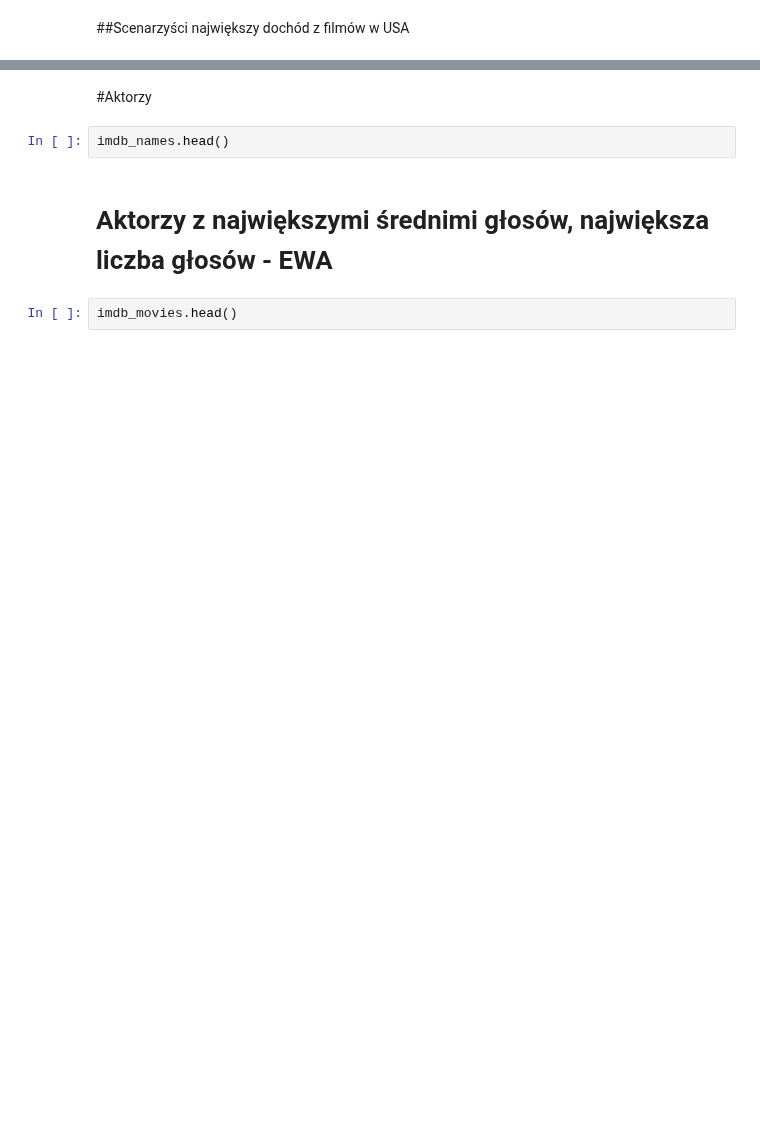
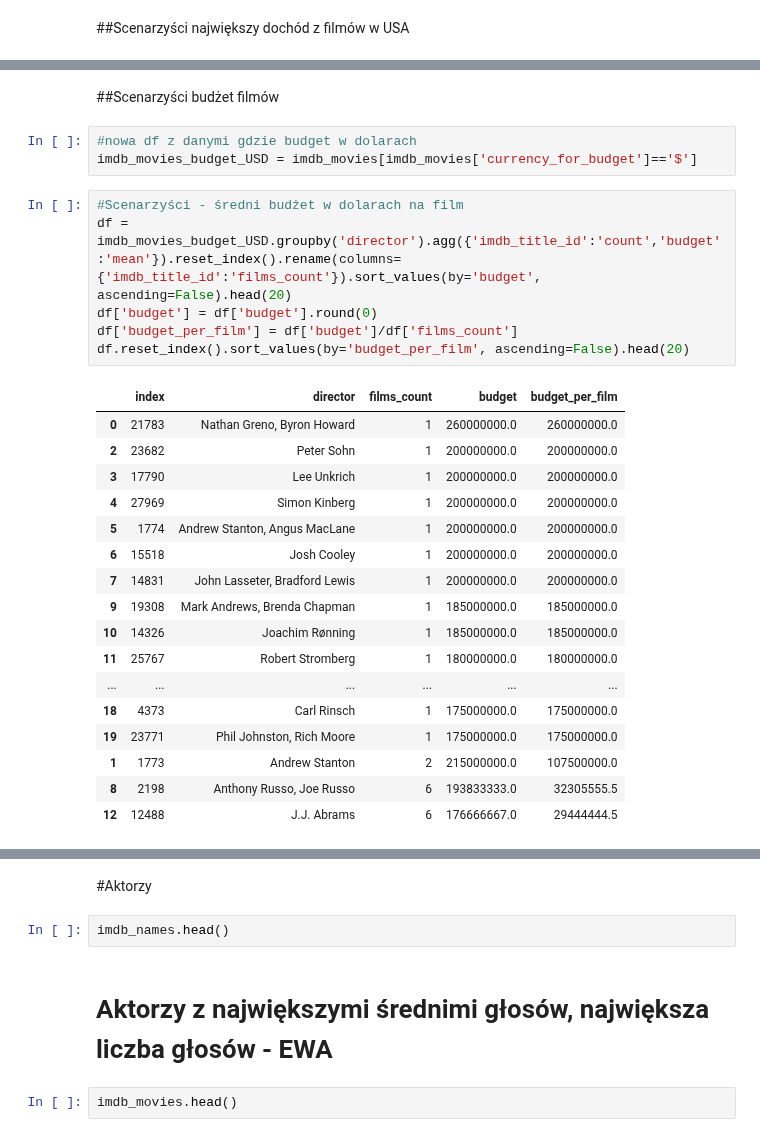
Before and after one commit to KatBotkowska/CodersCrew, a Jupyter notebook: Netflix_data.ipynb, the cells around one changed output, grey strips where cells are left out. Cells and saved outputs as stored; diff of their text form; blank space fills up the shorter version.

```diff
--- a/Netflix_data.ipynb
+++ b/Netflix_data.ipynb
@@ -887,0 +954,29 @@ imdb_movies_USD.groupby('writer').agg({'imdb_title_id':'count','usa_gross_income
+# %% [markdown]
+##Scenarzyści budżet filmów
+# %%
+#nowa df z danymi gdzie budget w dolarach
+imdb_movies_budget_USD = imdb_movies[imdb_movies['currency_for_budget']=='$']
+# %%
+#Scenarzyści - średni budżet w dolarach na film
+df = imdb_movies_budget_USD.groupby('director').agg({'imdb_title_id':'count','budget':'mean'}).reset_index().rename(columns={'imdb_title_id':'films_count'}).sort_values(by='budget', ascending=False).head(20)
+df['budget'] = df['budget'].round(0)
+df['budget_per_film'] = df['budget']/df['films_count']
+df.reset_index().sort_values(by='budget_per_film', ascending=False).head(20)
+# %% [output]
+|  | index | director | films_count | budget | budget_per_film |
+| 0 | 21783 | Nathan Greno, Byron Howard | 1 | 260000000.0 | 260000000.0 |
+| 2 | 23682 | Peter Sohn | 1 | 200000000.0 | 200000000.0 |
+| 3 | 17790 | Lee Unkrich | 1 | 200000000.0 | 200000000.0 |
+| 4 | 27969 | Simon Kinberg | 1 | 200000000.0 | 200000000.0 |
+| 5 | 1774 | Andrew Stanton, Angus MacLane | 1 | 200000000.0 | 200000000.0 |
+| 6 | 15518 | Josh Cooley | 1 | 200000000.0 | 200000000.0 |
+| 7 | 14831 | John Lasseter, Bradford Lewis | 1 | 200000000.0 | 200000000.0 |
+| 9 | 19308 | Mark Andrews, Brenda Chapman | 1 | 185000000.0 | 185000000.0 |
+| 10 | 14326 | Joachim Rønning | 1 | 185000000.0 | 185000000.0 |
+| 11 | 25767 | Robert Stromberg | 1 | 180000000.0 | 180000000.0 |
+| ... | ... | ... | ... | ... | ... |
+| 18 | 4373 | Carl Rinsch | 1 | 175000000.0 | 175000000.0 |
+| 19 | 23771 | Phil Johnston, Rich Moore | 1 | 175000000.0 | 175000000.0 |
+| 1 | 1773 | Andrew Stanton | 2 | 215000000.0 | 107500000.0 |
+| 8 | 2198 | Anthony Russo, Joe Russo | 6 | 193833333.0 | 32305555.5 |
+| 12 | 12488 | J.J. Abrams | 6 | 176666667.0 | 29444444.5 |
```
Also changed, not shown: parts of 9 cells of this notebook.
